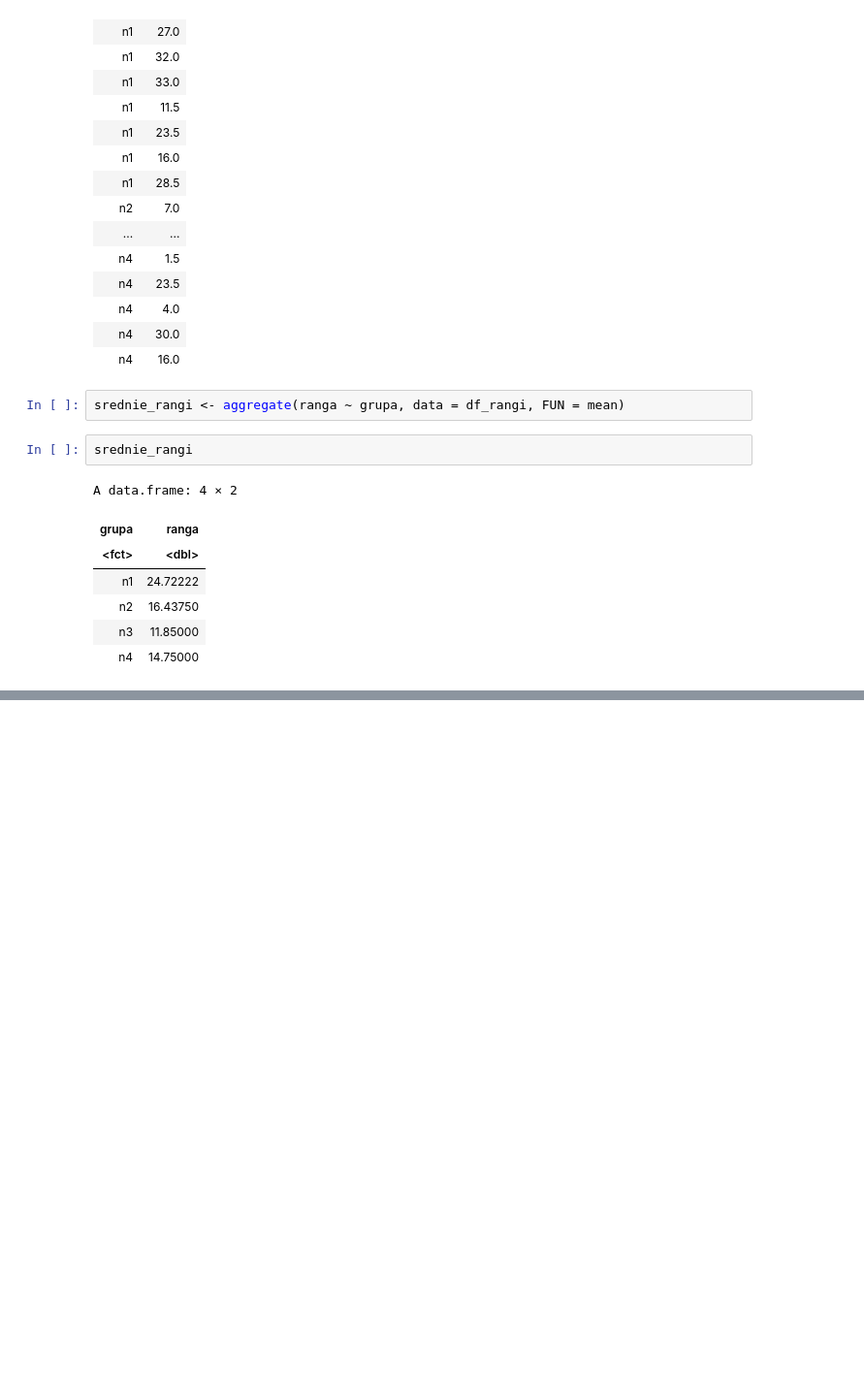
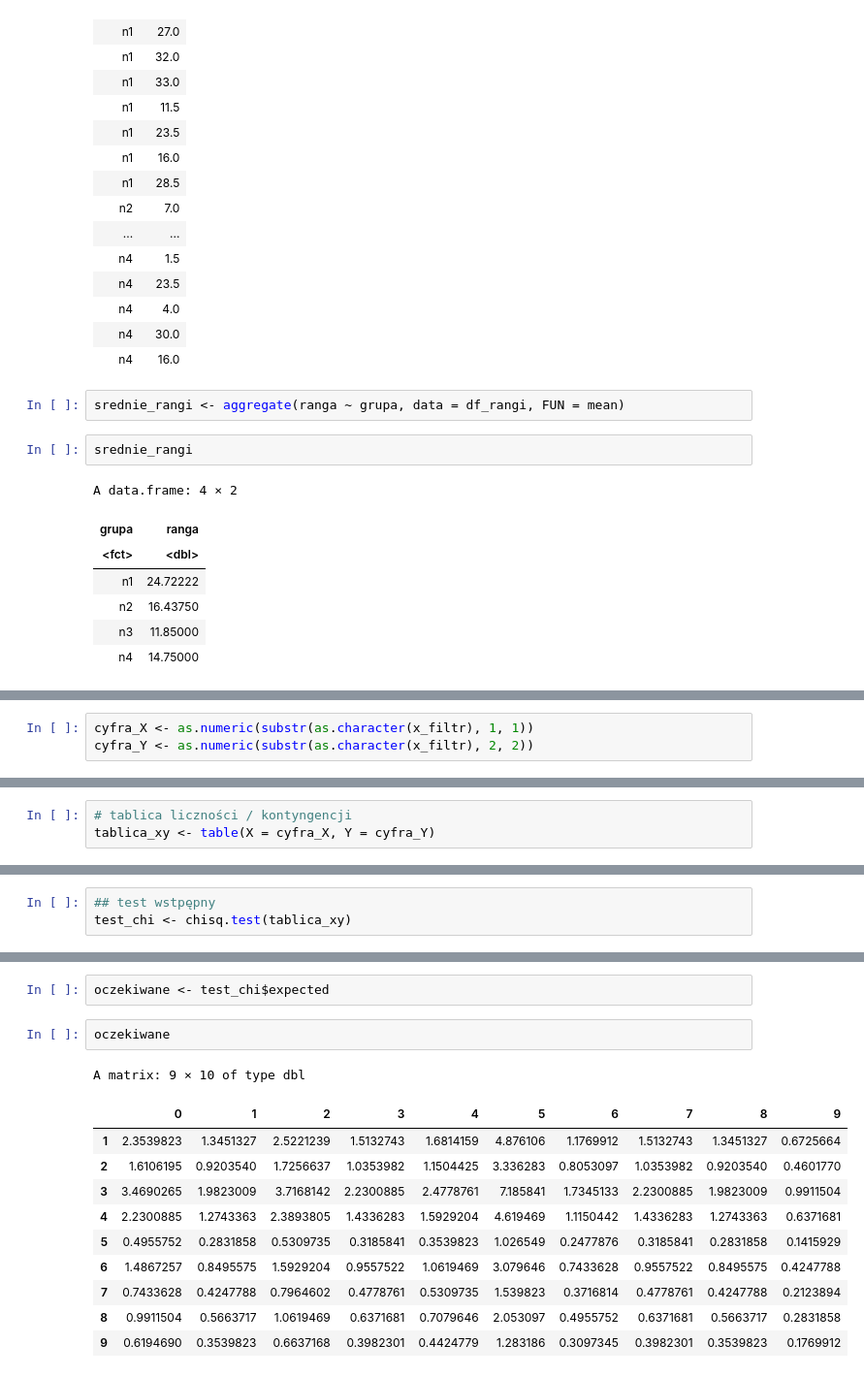
Before and after one commit to Kotmin/R-Planowanie-Eksperymentu, a Jupyter notebook: Zadania.ipynb, the cells around one changed output, grey strips where cells are left out. Shown: that part at 97% size. Cells and saved outputs as stored; diff of their text form; blank space fills up the shorter version.

```diff
--- a/Zadania.ipynb
+++ b/Zadania.ipynb
@@ -438,0 +617,3 @@ Co potwierdza wynik testu Kruskala-Wallisa oraz jego interpretację z części [
+# %%
+cyfra_X <- as.numeric(substr(as.character(x_filtr), 1, 1))
+cyfra_Y <- as.numeric(substr(as.character(x_filtr), 2, 2))
@@ -438,0 +634,3 @@ Co potwierdza wynik testu Kruskala-Wallisa oraz jego interpretację z części [
+# %%
+# tablica liczności / kontyngencji
+tablica_xy <- table(X = cyfra_X, Y = cyfra_Y)
@@ -438,0 +651,3 @@ Co potwierdza wynik testu Kruskala-Wallisa oraz jego interpretację z części [
+# %%
+## test wstpępny
+test_chi <- chisq.test(tablica_xy)
@@ -438,0 +664,16 @@ Co potwierdza wynik testu Kruskala-Wallisa oraz jego interpretację z części [
+# %%
+oczekiwane <- test_chi$expected
+# %%
+oczekiwane
+# %% [output]
+A matrix: 9 × 10 of type dbl
+|  | 0 | 1 | 2 | 3 | 4 | 5 | 6 | 7 | 8 | 9 |
+| 1 | 2.3539823 | 1.3451327 | 2.5221239 | 1.5132743 | 1.6814159 | 4.876106 | 1.1769912 | 1.5132743 | 1.3451327 | 0.6725664 |
+| 2 | 1.6106195 | 0.9203540 | 1.7256637 | 1.0353982 | 1.1504425 | 3.336283 | 0.8053097 | 1.0353982 | 0.9203540 | 0.4601770 |
+| 3 | 3.4690265 | 1.9823009 | 3.7168142 | 2.2300885 | 2.4778761 | 7.185841 | 1.7345133 | 2.2300885 | 1.9823009 | 0.9911504 |
+| 4 | 2.2300885 | 1.2743363 | 2.3893805 | 1.4336283 | 1.5929204 | 4.619469 | 1.1150442 | 1.4336283 | 1.2743363 | 0.6371681 |
+| 5 | 0.4955752 | 0.2831858 | 0.5309735 | 0.3185841 | 0.3539823 | 1.026549 | 0.2477876 | 0.3185841 | 0.2831858 | 0.1415929 |
+| 6 | 1.4867257 | 0.8495575 | 1.5929204 | 0.9557522 | 1.0619469 | 3.079646 | 0.7433628 | 0.9557522 | 0.8495575 | 0.4247788 |
+| 7 | 0.7433628 | 0.4247788 | 0.7964602 | 0.4778761 | 0.5309735 | 1.539823 | 0.3716814 | 0.4778761 | 0.4247788 | 0.2123894 |
+| 8 | 0.9911504 | 0.5663717 | 1.0619469 | 0.6371681 | 0.7079646 | 2.053097 | 0.4955752 | 0.6371681 | 0.5663717 | 0.2831858 |
+| 9 | 0.6194690 | 0.3539823 | 0.6637168 | 0.3982301 | 0.4424779 | 1.283186 | 0.3097345 | 0.3982301 | 0.3539823 | 0.1769912 |
```
Also changed, not shown: parts of 35 cells of this notebook, 1 other file.
